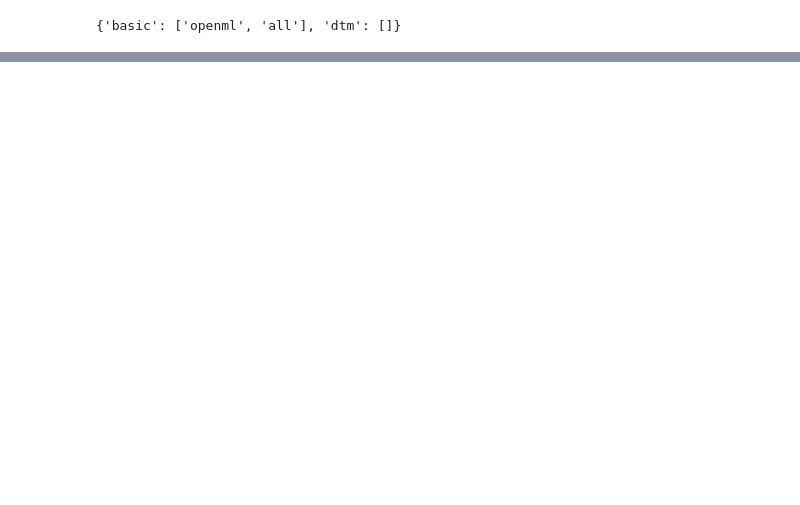
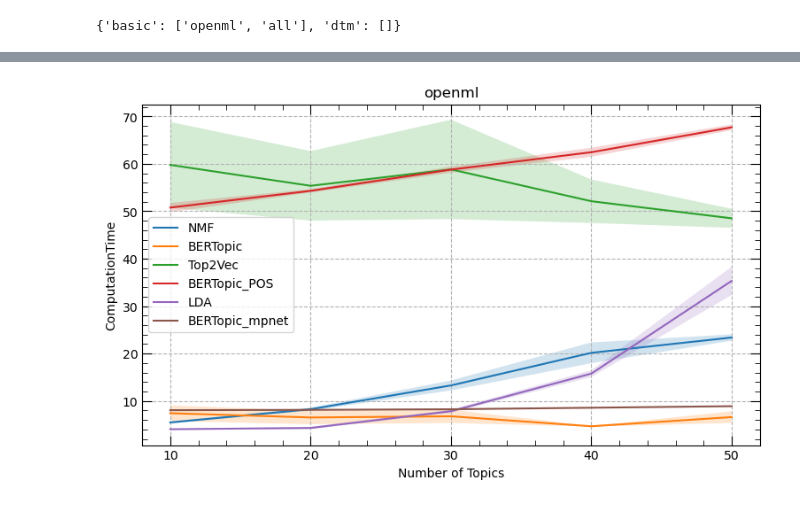
Before and after one commit to ivangermanov/openml-tags, a Jupyter notebook: notebooks/evaluation/results.ipynb, the cells around one changed output, grey strips where cells are left out. Cells and saved outputs as stored; diff of their text form; code cells hidden in the pictures; blank space fills up the shorter version.

```diff
--- a/notebooks/evaluation/results.ipynb
+++ b/notebooks/evaluation/results.ipynb
@@ -67,0 +65,8 @@ results.visualize_table(models=models)
+# %%
+# Plot computation times without CTM
+for dataset in results.get_keys()["basic"]:
+    if dataset != "all":
+        fig = results.plot_results(dataset, title=dataset, x="nr_topics", y="ComputationTime", xlabel="Number of Topics",
+                                    ylabel="ComputationTime", figsize=(9, 5), confidence_interval=True, with_ctm=False)
+# %% [output]
+[figure, added]
```
Also changed, not shown: parts of 9 cells of this notebook, 36 other files.
